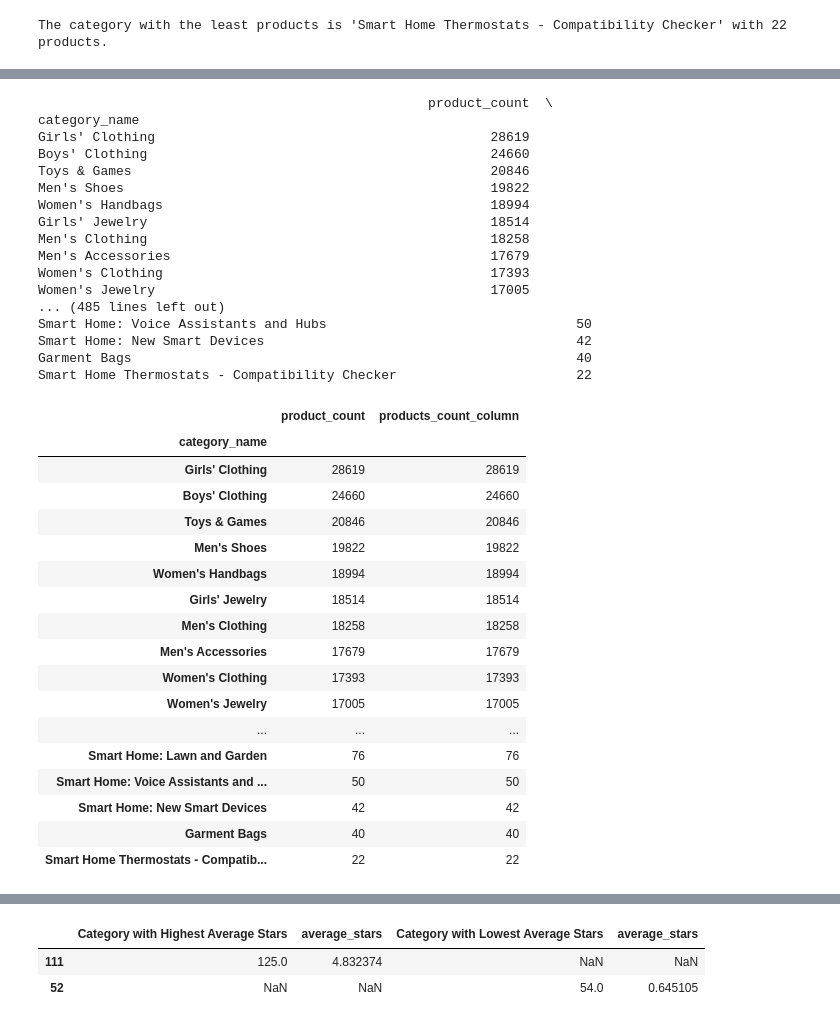
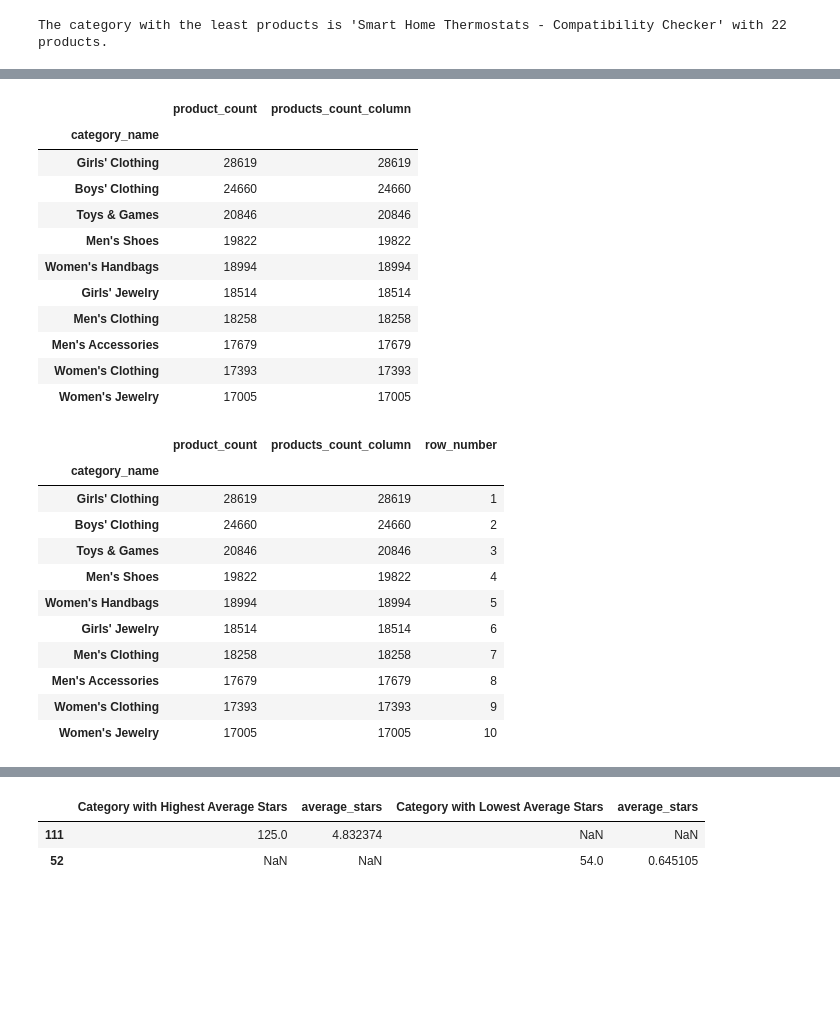
Before and after one commit to suwillia/Project-Epsilon-Module-7, a Jupyter notebook: Count2_Jan.ipynb, the cells around one changed output, grey strips where cells are left out. Saved outputs shown, nothing was run; the diff lists cells and outputs as text; code cells hidden in the pictures; blank space fills up the shorter version.

```diff
--- a/Count2_Jan.ipynb
+++ b/Count2_Jan.ipynb
@@ -124,46 +119,35 @@ sorted_category_counts = category_counts.sort_values(by='product_count', ascendi
 
 # Display the cleaned and sorted DataFrame
 pd.set_option('display.max_rows', None)  # Ensure all rows are shown
-print(sorted_category_counts)
+sorted_category_counts.head(10)
 # %% [output]
-                                                  product_count  \
-category_name
-Girls' Clothing                                           28619
-Boys' Clothing                                            24660
-Toys & Games                                              20846
-Men's Shoes                                               19822
-Women's Handbags                                          18994
-Girls' Jewelry                                            18514
-Men's Clothing                                            18258
-Men's Accessories                                         17679
-Women's Clothing                                          17393
-Women's Jewelry                                           17005
-... (485 lines left out)
-Smart Home: Voice Assistants and Hubs                                50
-Smart Home: New Smart Devices                                        42
-Garment Bags                                                         40
-Smart Home Thermostats - Compatibility Checker                       22
+|  | product_count | products_count_column |
+| category_name |  |  |
+| Girls' Clothing | 28619 | 28619 |
+| Boys' Clothing | 24660 | 24660 |
+| Toys & Games | 20846 | 20846 |
+| Men's Shoes | 19822 | 19822 |
+| Women's Handbags | 18994 | 18994 |
+| Girls' Jewelry | 18514 | 18514 |
+| Men's Clothing | 18258 | 18258 |
+| Men's Accessories | 17679 | 17679 |
+| Women's Clothing | 17393 | 17393 |
+| Women's Jewelry | 17005 | 17005 |
 # %%
-sorted_category_counts
+sorted_category_counts.head(10)
 # %% [output]
-|  | product_count | products_count_column |
-| category_name |  |  |
-| Girls' Clothing | 28619 | 28619 |
-| Boys' Clothing | 24660 | 24660 |
-| Toys & Games | 20846 | 20846 |
-| Men's Shoes | 19822 | 19822 |
-| Women's Handbags | 18994 | 18994 |
-| Girls' Jewelry | 18514 | 18514 |
-| Men's Clothing | 18258 | 18258 |
-| Men's Accessories | 17679 | 17679 |
-| Women's Clothing | 17393 | 17393 |
-| Women's Jewelry | 17005 | 17005 |
-| ... | ... | ... |
-| Smart Home: Lawn and Garden | 76 | 76 |
-| Smart Home: Voice Assistants and ... | 50 | 50 |
-| Smart Home: New Smart Devices | 42 | 42 |
-| Garment Bags | 40 | 40 |
-| Smart Home Thermostats - Compatib... | 22 | 22 |
+|  | product_count | products_count_column | row_number |
+| category_name |  |  |  |
+| Girls' Clothing | 28619 | 28619 | 1 |
+| Boys' Clothing | 24660 | 24660 | 2 |
+| Toys & Games | 20846 | 20846 | 3 |
+| Men's Shoes | 19822 | 19822 | 4 |
+| Women's Handbags | 18994 | 18994 | 5 |
+| Girls' Jewelry | 18514 | 18514 | 6 |
+| Men's Clothing | 18258 | 18258 | 7 |
+| Men's Accessories | 17679 | 17679 | 8 |
+| Women's Clothing | 17393 | 17393 | 9 |
+| Women's Jewelry | 17005 | 17005 | 10 |
 # %%
 # Add a numbering column starting from 1
 sorted_category_counts['row_number'] = range(1, len(sorted_category_counts) + 1)
```
Also changed, not shown: parts of 5 cells of this notebook.
